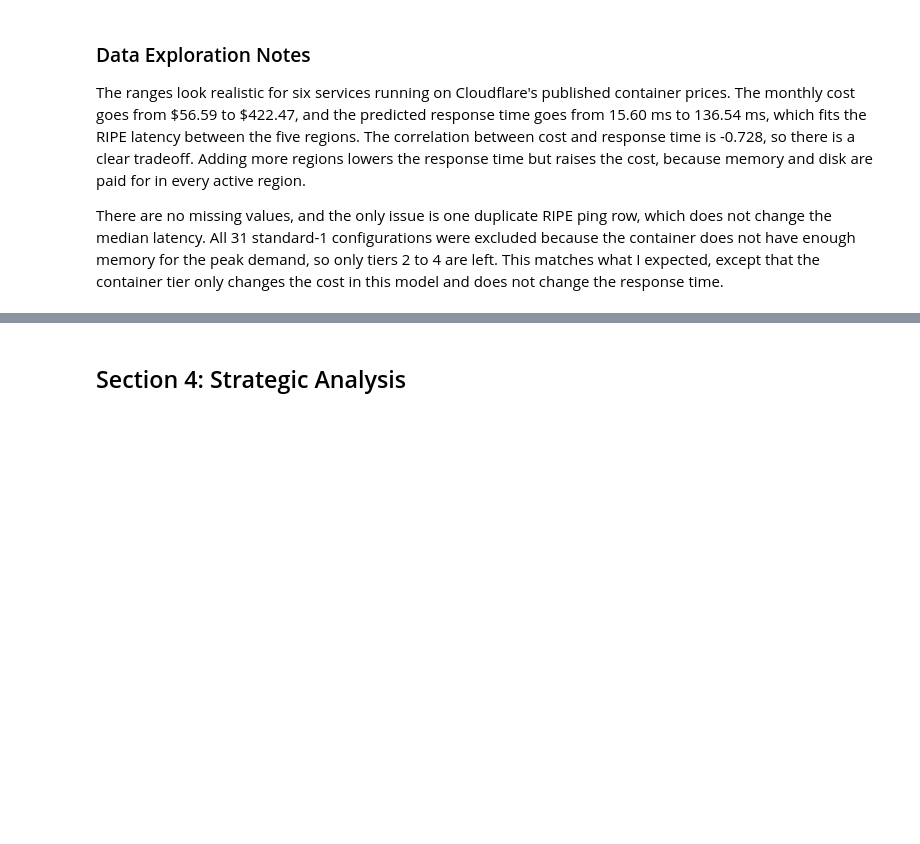
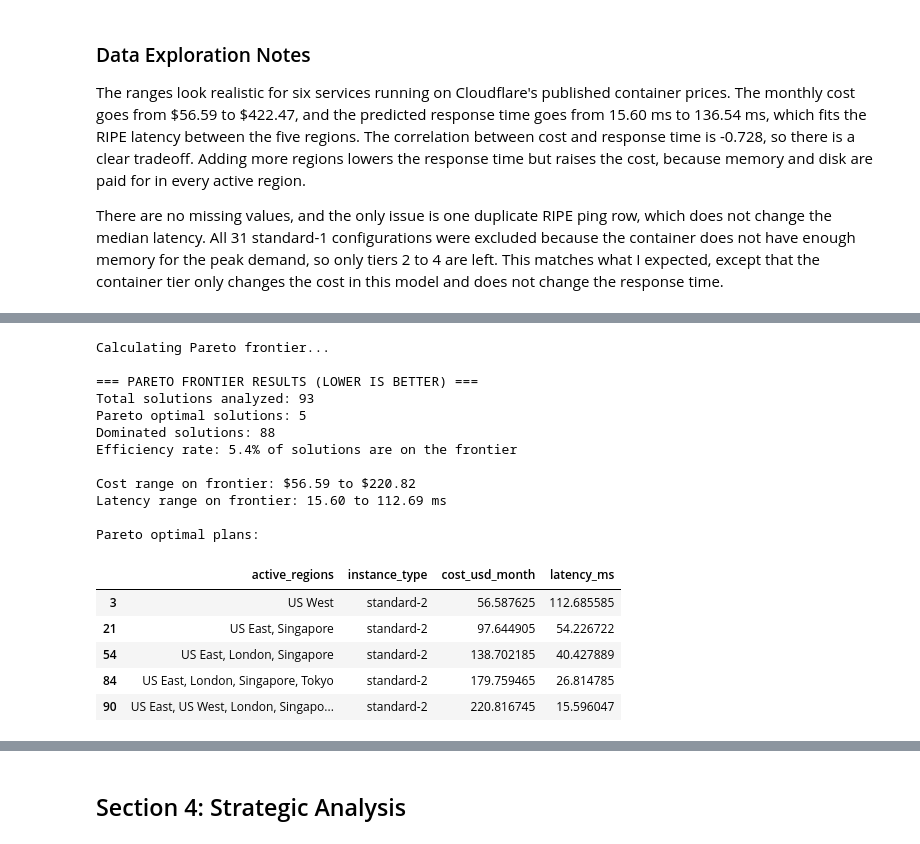
Before and after one commit to MostlyWhat/Infrastructure-Optimization-Engine, a Jupyter notebook: optimization_engine.ipynb, the cells around one changed output, grey strips where cells are left out. Drawn from its saved outputs; the diff is of its cells as text; code cells hidden in the pictures; blank space fills up the shorter version.

Commit message:
feat: implement pareto frontier calculation

```diff
--- a/optimization_engine.ipynb
+++ b/optimization_engine.ipynb
@@ -384,0 +429,57 @@ There are no missing values, and the only issue is one duplicate RIPE ping row,
+# %%
+# Both objectives need to be as LOW as possible.
+OBJECTIVE_1 = "cost_usd_month"
+OBJECTIVE_2 = "latency_ms"
+
+print("Calculating Pareto frontier...")
+
+# Apply Pareto check to all feasible rows
+df["is_pareto_optimal"] = df.index.map(
+    lambda idx: is_pareto_optimal(idx, df, OBJECTIVE_1, OBJECTIVE_2)
+)
+
+# Separate into frontier and dominated points
+pareto_df = df[df["is_pareto_optimal"]].copy()
+dominated_df = df[~df["is_pareto_optimal"]].copy()
+
+print("\n=== PARETO FRONTIER RESULTS (LOWER IS BETTER) ===")
+print(f"Total solutions analyzed: {len(df)}")
+print(f"Pareto optimal solutions: {len(pareto_df)}")
+print(f"Dominated solutions: {len(dominated_df)}")
+print(f"Efficiency rate: {100 * len(pareto_df) / len(df):.1f}% of solutions are on the frontier")
+
+# Verify that every plan is classified and every dominated plan has a better Pareto plan.
+assert not pareto_df.empty
+assert len(pareto_df) + len(dominated_df) == len(df)
+
+for _, plan in dominated_df.iterrows():
+    assert ((pareto_df[OBJECTIVE_1] <= plan[OBJECTIVE_1])
+            & (pareto_df[OBJECTIVE_2] <= plan[OBJECTIVE_2])
+            & ((pareto_df[OBJECTIVE_1] < plan[OBJECTIVE_1])
+               | (pareto_df[OBJECTIVE_2] < plan[OBJECTIVE_2]))).any()
+
+pareto_df.to_csv(data_folder / "pareto_frontier.csv", index=False)
+
+print(f"\nCost range on frontier: ${pareto_df[OBJECTIVE_1].min():.2f} to ${pareto_df[OBJECTIVE_1].max():.2f}")
+print(f"Latency range on frontier: {pareto_df[OBJECTIVE_2].min():.2f} to {pareto_df[OBJECTIVE_2].max():.2f} ms")
+print("\nPareto optimal plans:")
+display(pareto_df.sort_values(OBJECTIVE_1)[["active_regions", "instance_type", OBJECTIVE_1, OBJECTIVE_2]])
+# %% [output]
+Calculating Pareto frontier...
+
+=== PARETO FRONTIER RESULTS (LOWER IS BETTER) ===
+Total solutions analyzed: 93
+Pareto optimal solutions: 5
+Dominated solutions: 88
+Efficiency rate: 5.4% of solutions are on the frontier
+
+Cost range on frontier: $56.59 to $220.82
+Latency range on frontier: 15.60 to 112.69 ms
+
+Pareto optimal plans:
+|  | active_regions | instance_type | cost_usd_month | latency_ms |
+| 3 | US West | standard-2 | 56.587625 | 112.685585 |
+| 21 | US East, Singapore | standard-2 | 97.644905 | 54.226722 |
+| 54 | US East, London, Singapore | standard-2 | 138.702185 | 40.427889 |
+| 84 | US East, London, Singapore, Tokyo | standard-2 | 179.759465 | 26.814785 |
+| 90 | US East, US West, London, Singapo... | standard-2 | 220.816745 | 15.596047 |
```
Also changed, not shown: parts of 5 cells of this notebook, 1 other file.
